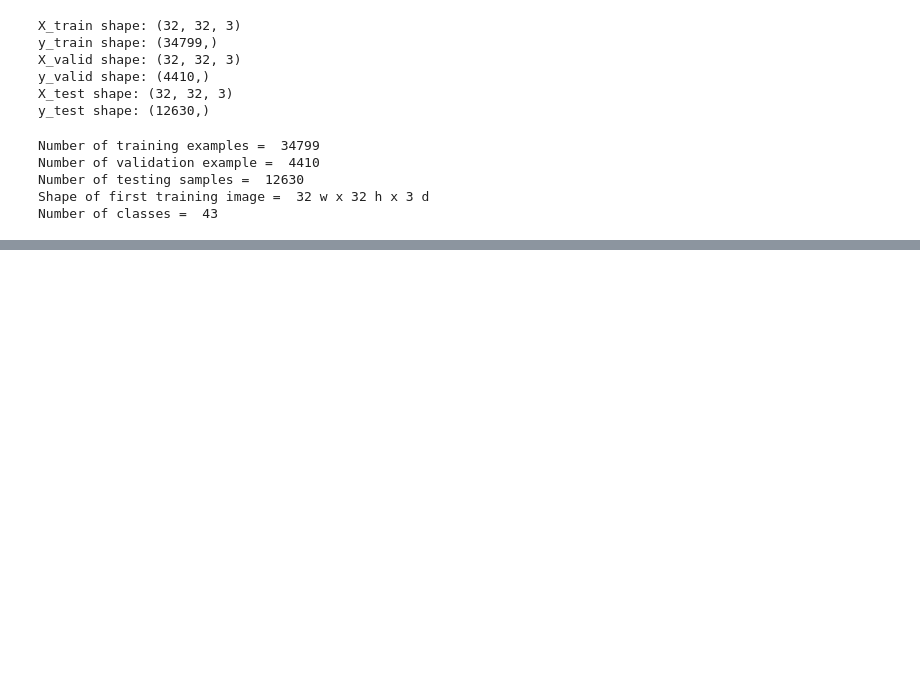
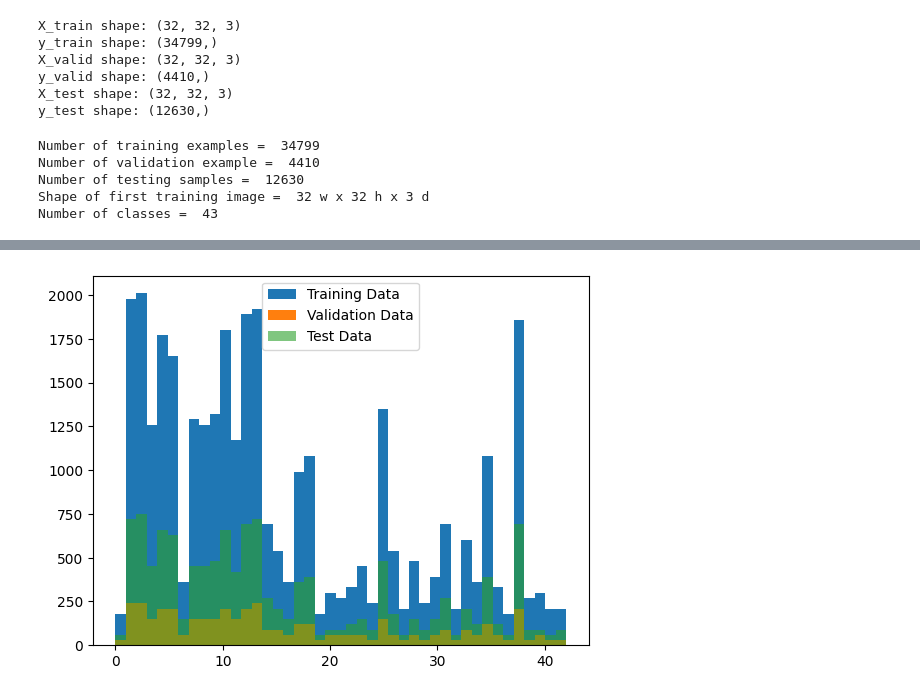
Before and after one commit to mahsanghani/UdacityCar, a Jupyter notebook: 3/Traffic_Sign_Classifier.ipynb, the cells around one changed output, grey strips where cells are left out. Cells and saved outputs as stored; diff of their text form; code cells hidden in the pictures; blank space fills up the shorter version.

```diff
--- a/3/Traffic_Sign_Classifier.ipynb
+++ b/3/Traffic_Sign_Classifier.ipynb
@@ -60,0 +74,14 @@ Number of classes =  43
+# %%
+a = y_train
+b = y_valid
+c = y_test
+bins = n_classes
+
+plt.hist(a, bins, alpha=1, label='Training Data')
+plt.hist(b, bins, alpha=1, label='Validation Data')
+plt.hist(c, bins, alpha=0.6, label='Test Data')
+plt.legend(loc='upper center')
+
+plt.show()
+# %% [output]
+[figure, added]
```
Also changed, not shown: parts of 1 cell of this notebook.
